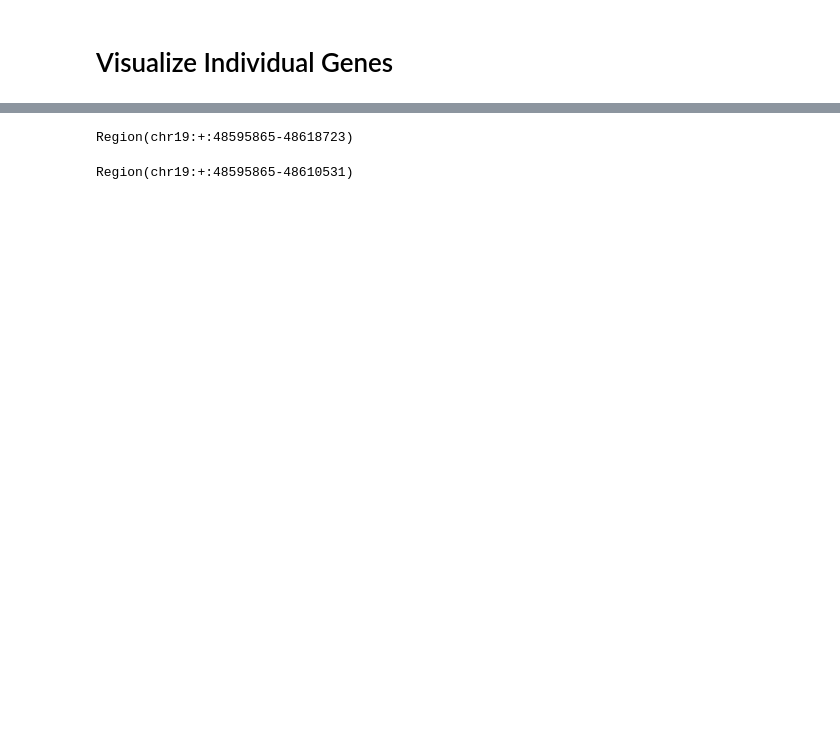
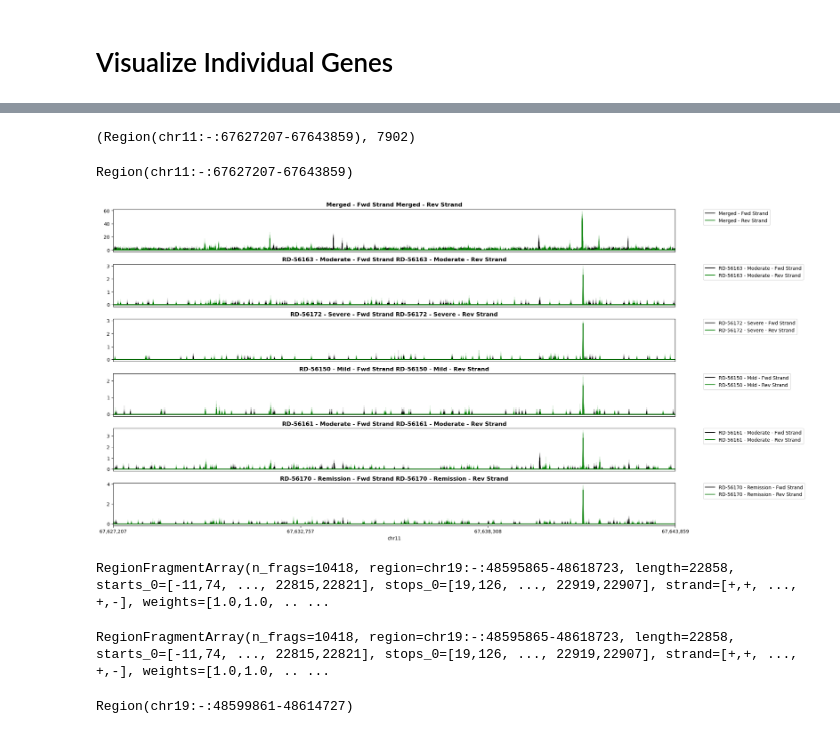
Before and after one commit to nboley/fragmentomics_tools, a Jupyter notebook: projects/ibd/Tutorial.ipynb, the cells around one changed output, grey strips where cells are left out. Saved outputs shown, nothing was run; the diff lists cells and outputs as text; code cells hidden in the pictures; blank space fills up the shorter version.

```diff
--- a/projects/ibd/Tutorial.ipynb
+++ b/projects/ibd/Tutorial.ipynb
@@ -185,5 +158,5 @@ Text(0.5, 0.98, 'FAM83E')
 # %%
-fa = merge_fragment_arrays([fa.drop_duplicate_fragments() for fa in sub_df.fragment_array])
-fa.region
+merged_fa = merge_fragment_arrays([fa for fa in sub_df.fragment_array.tolist()])
+merged_fa.region, merged_fa.n_fragments
 # %% [output]
-Region(chr19:+:48595865-48618723)
+(Region(chr11:-:67627207-67643859), 7902)
@@ -190,5 +165,27 @@ Region(chr19:+:48595865-48618723)
+# %%
+merged_fa.region
+# %% [output]
+Region(chr11:-:67627207-67643859)
+# %%
+from fragmentomics_tools.plot.tracks import Tracks, StrandSplitCoverageTrack
+tracks = Tracks()
+tracks.append(StrandSplitCoverageTrack(merged_fa, merged_fa.region, coverage_type='left_endpoint', smooth_window=None, fraction=(40, 60), name="Merged"))
+for record in sub_df.sample(5).itertuples():
+    tracks.append(StrandSplitCoverageTrack(record.fragment_array, record.fragment_array.region, fraction=(40, 60), name=f"{record.sample_id} - {record.ENDO_CATEGORY}"))
+fig, axs = tracks.plot()
+# %% [output]
+[figure, added]
+# %%
+merged_fa
+# %% [output]
+RegionFragmentArray(n_frags=10418, region=chr19:-:48595865-48618723, length=22858, starts_0=[-11,74, ..., 22815,22821], stops_0=[19,126, ..., 22919,22907], strand=[+,+, ..., +,-], weights=[1.0,1.0, .. ...
+# %%
+fa = merged_fa
+fa
+# %% [output]
+RegionFragmentArray(n_frags=10418, region=chr19:-:48595865-48618723, length=22858, starts_0=[-11,74, ..., 22815,22821], stops_0=[19,126, ..., 22919,22907], strand=[+,+, ..., +,-], weights=[1.0,1.0, .. ...
 # %%
-fa = fa.truncate(right_amt=BOUNDARY_EXPANSION_SIZE)
+fa = fa.truncate(left_amt=BOUNDARY_EXPANSION_SIZE-100, right_amt=BOUNDARY_EXPANSION_SIZE-100)
 fa.region # truncate(right_amt=BOUNDARY_EXPANSION_SIZE*2).region
 # %% [output]
-Region(chr19:+:48595865-48610531)
+Region(chr19:-:48599861-48614727)
```
Also changed, not shown: parts of 41 cells of this notebook, 9 other files.
